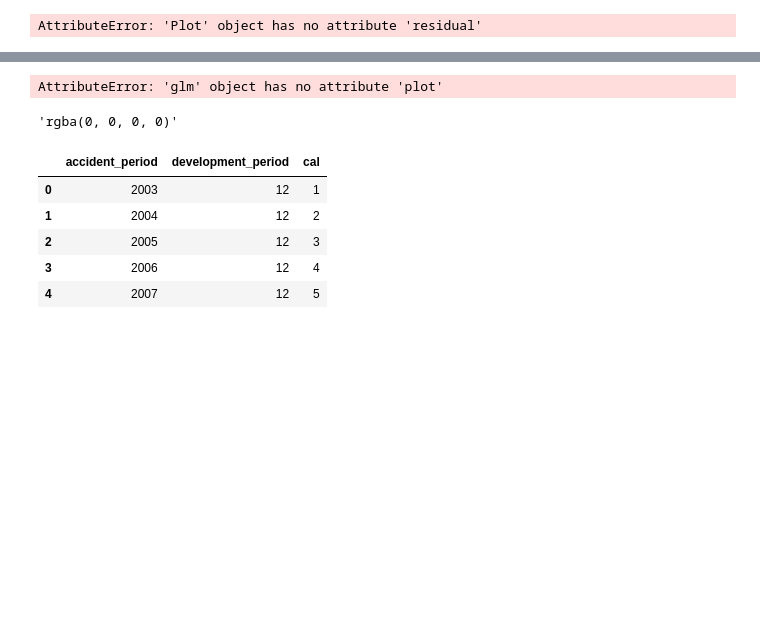
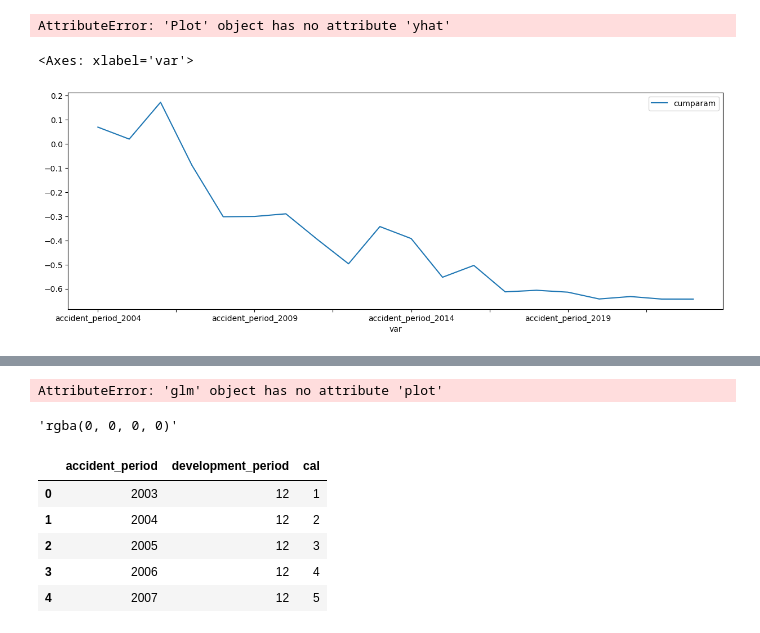
Before and after one commit to rocky-reserving/rocky, a Jupyter notebook: rocky-app/src/glm_model.ipynb, the cells around one changed output, grey strips where cells are left out. Cells and saved outputs as stored; diff of their text form; code cells hidden in the pictures; blank space fills up the shorter version.

```diff
--- a/rocky-app/src/glm_model.ipynb
+++ b/rocky-app/src/glm_model.ipynb
@@ -32,9 +44,3 @@ r.AddModel(id='BaseGLM', tri=r.paid_loss, cal=False, n_validation=5)
 # r.BaseGLM.TuneFitHyperparameters()
 r.BaseGLM.SetHyperparameters(alpha=0.1, power=2.4)
 r.BaseGLM.Fit()
-# %%
-resid = r.BaseGLM.PearsonResiduals()
-ay = r.BaseGLM.tri.ay
-r.BaseGLM.PearsonResiduals(show_plot=True, plot_by=ay)
-# %% [output]
-AttributeError: 'Plot' object has no attribute 'residual'
@@ -40,0 +89,4 @@ AttributeError: 'Plot' object has no attribute 'residual'
+# %%
+r.BaseGLM.plot.obs_pred()
+# %% [output]
+AttributeError: 'Plot' object has no attribute 'yhat'
@@ -40,0 +96,10 @@ AttributeError: 'Plot' object has no attribute 'residual'
+# %%
+df = pd.DataFrame({
+  'var':r.BaseGLM.model.feature_names_in_,
+'param':r.BaseGLM.coef
+}).loc[lambda x: x['var'].str.contains('accident') | x['var'].str.contains('ntercept')]
+df['cumparam'] = df['param'].cumsum() + df.loc[df['var'].eq('intercept'), 'param'].values
+df.set_index('var').plot(kind='line', y='cumparam', figsize=(15,5))
+# %% [output]
+<Axes: xlabel='var'>
+[figure, added]
```
Also changed, not shown: parts of 6 cells of this notebook, 5 other files.
